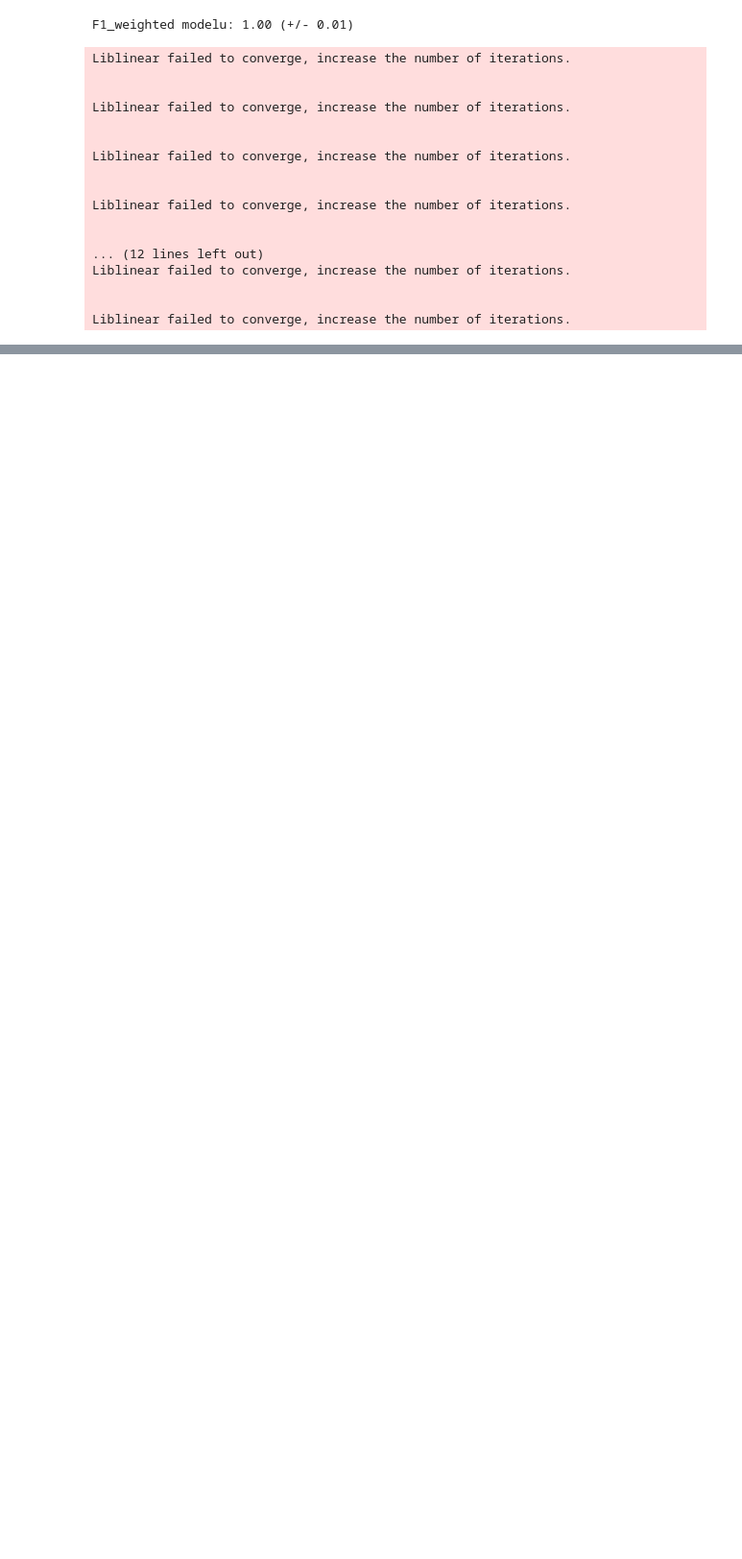
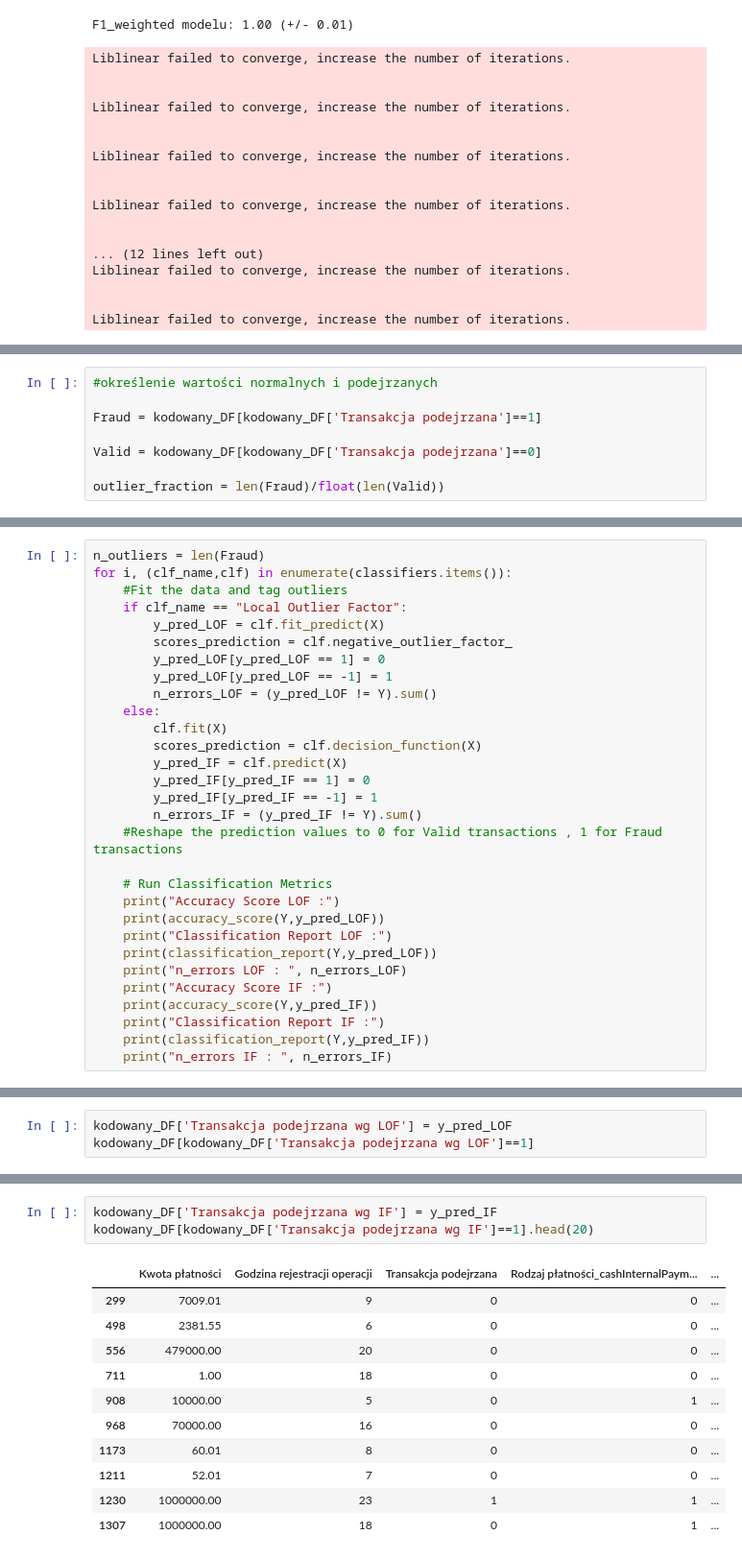
Before and after one commit to glinkapiotr/Asseco_Innovation, a Jupyter notebook: CodePlay_2020_SDS_data_API.ipynb, the cells around one changed output, grey strips where cells are left out. Shown at 96% size. Cells and saved outputs as stored; diff of their text form; blank space fills up the shorter version.

```diff
--- a/CodePlay_2020_SDS_data_API.ipynb
+++ b/CodePlay_2020_SDS_data_API.ipynb
@@ -1082,0 +1129,8 @@ TypeError: ignored
+# %%
+#określenie wartości normalnych i podejrzanych
+
+Fraud = kodowany_DF[kodowany_DF['Transakcja podejrzana']==1]
+
+Valid = kodowany_DF[kodowany_DF['Transakcja podejrzana']==0]
+
+outlier_fraction = len(Fraud)/float(len(Valid))
@@ -1082,0 +1211,30 @@ TypeError: ignored
+# %%
+n_outliers = len(Fraud)
+for i, (clf_name,clf) in enumerate(classifiers.items()):
+    #Fit the data and tag outliers
+    if clf_name == "Local Outlier Factor":
+        y_pred_LOF = clf.fit_predict(X)
+        scores_prediction = clf.negative_outlier_factor_
+        y_pred_LOF[y_pred_LOF == 1] = 0
+        y_pred_LOF[y_pred_LOF == -1] = 1
+        n_errors_LOF = (y_pred_LOF != Y).sum()
+    else:
+        clf.fit(X)
+        scores_prediction = clf.decision_function(X)
+        y_pred_IF = clf.predict(X)
+        y_pred_IF[y_pred_IF == 1] = 0
+        y_pred_IF[y_pred_IF == -1] = 1
+        n_errors_IF = (y_pred_IF != Y).sum()
+    #Reshape the prediction values to 0 for Valid transactions , 1 for Fraud transactions
+
+    # Run Classification Metrics
+    print("Accuracy Score LOF :")
+    print(accuracy_score(Y,y_pred_LOF))
+    print("Classification Report LOF :")
+    print(classification_report(Y,y_pred_LOF))
+    print("n_errors LOF : ", n_errors_LOF)
+    print("Accuracy Score IF :")
+    print(accuracy_score(Y,y_pred_IF))
+    print("Classification Report IF :")
+    print(classification_report(Y,y_pred_IF))
+    print("n_errors IF : ", n_errors_IF)
@@ -1082,0 +1259,3 @@ TypeError: ignored
+# %%
+kodowany_DF['Transakcja podejrzana wg LOF'] = y_pred_LOF
+kodowany_DF[kodowany_DF['Transakcja podejrzana wg LOF']==1]
@@ -1082,0 +1266,15 @@ TypeError: ignored
+# %%
+kodowany_DF['Transakcja podejrzana wg IF'] = y_pred_IF
+kodowany_DF[kodowany_DF['Transakcja podejrzana wg IF']==1].head(20)
+# %% [output]
+|  | Kwota płatności | Godzina rejestracji operacji | Transakcja podejrzana | Rodzaj płatności_cashInternalPaym... | ... |
+| 299 | 7009.01 | 9 | 0 | 0 | ... |
+| 498 | 2381.55 | 6 | 0 | 0 | ... |
+| 556 | 479000.00 | 20 | 0 | 0 | ... |
+| 711 | 1.00 | 18 | 0 | 0 | ... |
+| 908 | 10000.00 | 5 | 0 | 1 | ... |
+| 968 | 70000.00 | 16 | 0 | 0 | ... |
+| 1173 | 60.01 | 8 | 0 | 0 | ... |
+| 1211 | 52.01 | 7 | 0 | 0 | ... |
+| 1230 | 1000000.00 | 23 | 1 | 1 | ... |
+| 1307 | 1000000.00 | 18 | 0 | 1 | ... |
```
Also changed, not shown: parts of 12 cells of this notebook.
